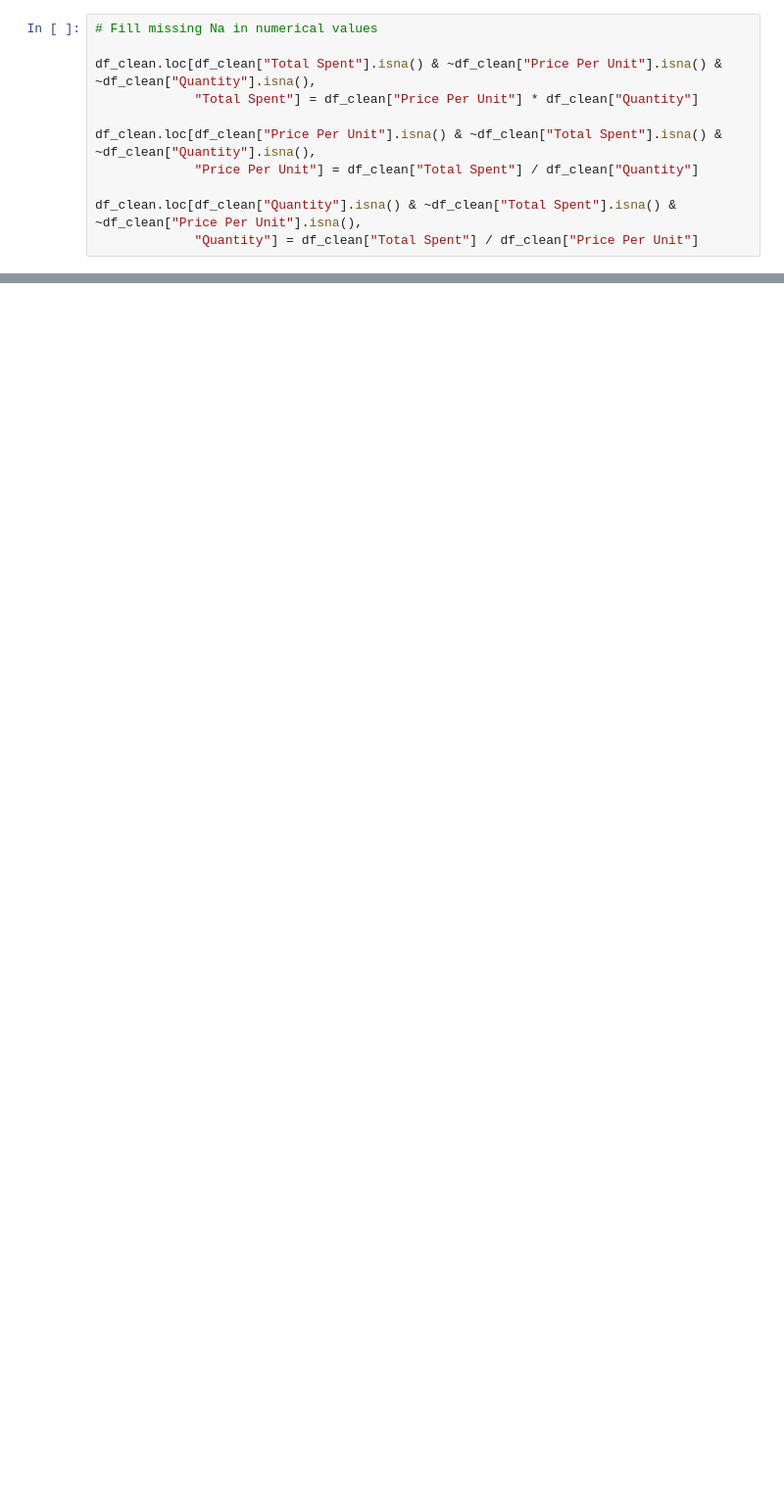
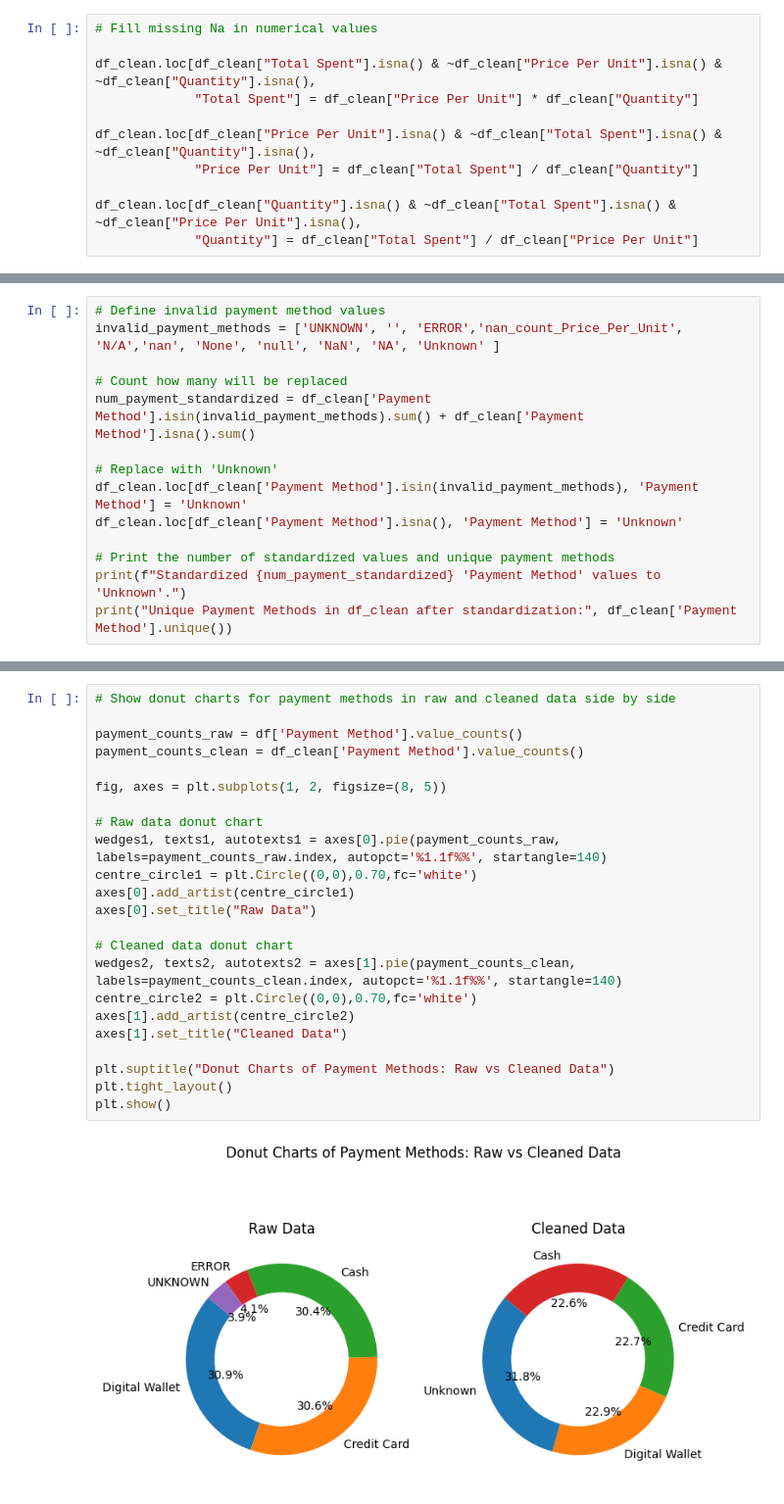
Before and after one commit to grymlin/Transaction_Data_Cleaning, a Jupyter notebook: notebooks/02_data_cleaning.ipynb, the cells around one changed output, grey strips where cells are left out. Shown: that part at 98% size. Cells and saved outputs as stored; diff of their text form; blank space fills up the shorter version.

```diff
--- a/notebooks/02_data_cleaning.ipynb
+++ b/notebooks/02_data_cleaning.ipynb
@@ -247,0 +226,14 @@ Calculation validation: 9942/10000 rows correct
+# %%
+# Define invalid payment method values
+invalid_payment_methods = ['UNKNOWN', '', 'ERROR','nan_count_Price_Per_Unit', 'N/A','nan', 'None', 'null', 'NaN', 'NA', 'Unknown' ]
+
+# Count how many will be replaced
+num_payment_standardized = df_clean['Payment Method'].isin(invalid_payment_methods).sum() + df_clean['Payment Method'].isna().sum()
+
+# Replace with 'Unknown'
+df_clean.loc[df_clean['Payment Method'].isin(invalid_payment_methods), 'Payment Method'] = 'Unknown'
+df_clean.loc[df_clean['Payment Method'].isna(), 'Payment Method'] = 'Unknown'
+
+# Print the number of standardized values and unique payment methods
+print(f"Standardized {num_payment_standardized} 'Payment Method' values to 'Unknown'.")
+print("Unique Payment Methods in df_clean after standardization:", df_clean['Payment Method'].unique())
@@ -247,0 +247,25 @@ Calculation validation: 9942/10000 rows correct
+# %%
+# Show donut charts for payment methods in raw and cleaned data side by side
+
+payment_counts_raw = df['Payment Method'].value_counts()
+payment_counts_clean = df_clean['Payment Method'].value_counts()
+
+fig, axes = plt.subplots(1, 2, figsize=(8, 5))
+
+# Raw data donut chart
+wedges1, texts1, autotexts1 = axes[0].pie(payment_counts_raw, labels=payment_counts_raw.index, autopct='%1.1f%%', startangle=140)
+centre_circle1 = plt.Circle((0,0),0.70,fc='white')
+axes[0].add_artist(centre_circle1)
+axes[0].set_title("Raw Data")
+
+# Cleaned data donut chart
+wedges2, texts2, autotexts2 = axes[1].pie(payment_counts_clean, labels=payment_counts_clean.index, autopct='%1.1f%%', startangle=140)
+centre_circle2 = plt.Circle((0,0),0.70,fc='white')
+axes[1].add_artist(centre_circle2)
+axes[1].set_title("Cleaned Data")
+
+plt.suptitle("Donut Charts of Payment Methods: Raw vs Cleaned Data")
+plt.tight_layout()
+plt.show()
+# %% [output]
+[figure, added]
```
Also changed, not shown: parts of 56 cells of this notebook, 1 other file.
